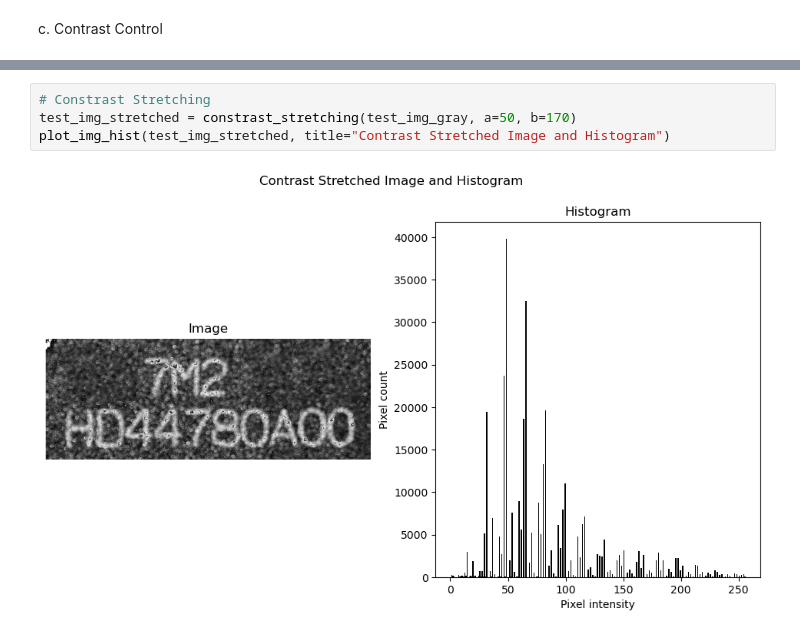
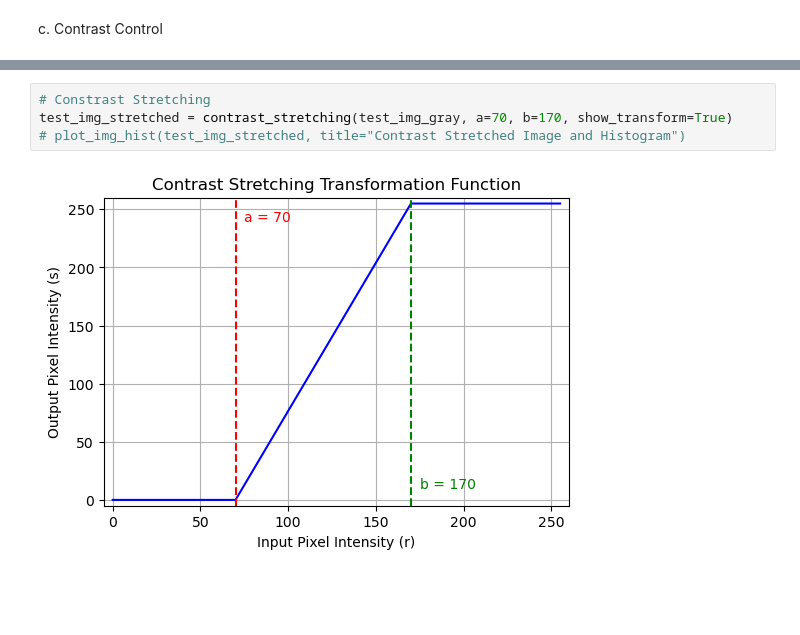
Before and after one commit to FFraankk/robot_vision_project, a Jupyter notebook: tasks.ipynb, the cells around one changed output, grey strips where cells are left out. Saved outputs shown, nothing was run; the diff lists cells and outputs as text; blank space fills up the shorter version.

```diff
--- a/tasks.ipynb
+++ b/tasks.ipynb
@@ -46,6 +39,6 @@ plot_img_hist(test_img_eq, title="Histogram Equalized Image and Histogram")
 # %%
 # Constrast Stretching
-test_img_stretched = constrast_stretching(test_img_gray, a=50, b=170)
-plot_img_hist(test_img_stretched, title="Contrast Stretched Image and Histogram")
+test_img_stretched = contrast_stretching(test_img_gray, a=70, b=170, show_transform=True)
+# plot_img_hist(test_img_stretched, title="Contrast Stretched Image and Histogram")
 # %% [output]
-[figure, old version]
+[figure, new version]
```
Also changed, not shown: parts of 10 cells of this notebook, 3 other files.
